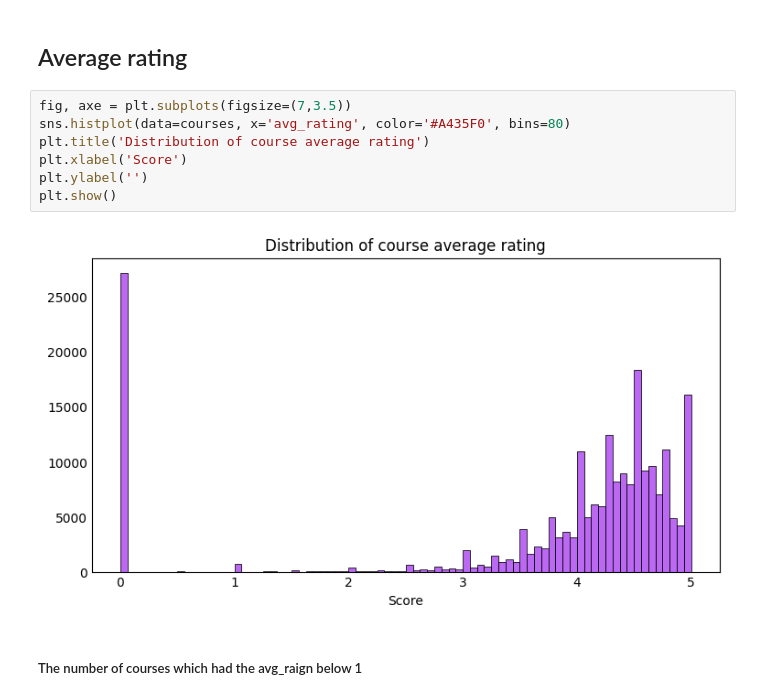
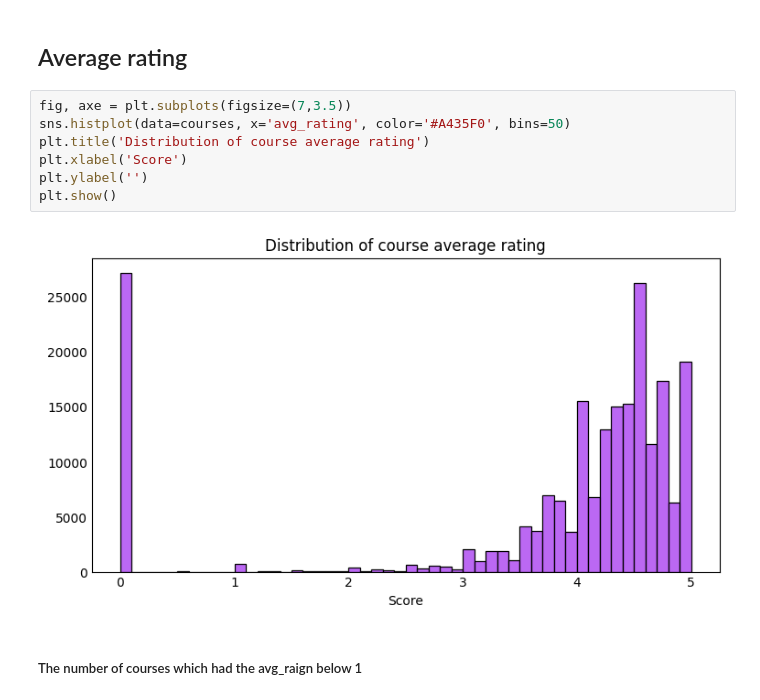
Before and after one commit to TuanAnhHo/DataAnalystProject, a Jupyter notebook: Udemy_course.ipynb, the cells around one changed output. Cells and saved outputs as stored; diff of their text form.

```diff
--- a/Udemy_course.ipynb
+++ b/Udemy_course.ipynb
@@ -476,12 +491,12 @@ plt.show()
 ## Average rating
 # %%
 fig, axe = plt.subplots(figsize=(7,3.5))
-sns.histplot(data=courses, x='avg_rating', color='#A435F0', bins=80)
+sns.histplot(data=courses, x='avg_rating', color='#A435F0', bins=50)
 plt.title('Distribution of course average rating')
 plt.xlabel('Score')
 plt.ylabel('')
 plt.show()
 # %% [output]
-[figure, old version]
+[figure, new version]
 # %% [markdown]
 ##### The number of courses which had the avg_raign below 1
```
Also changed, not shown: parts of 43 cells of this notebook.
